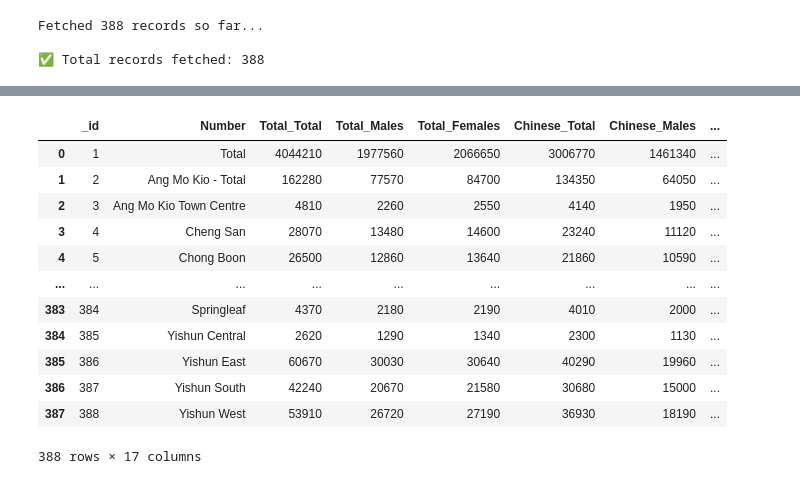
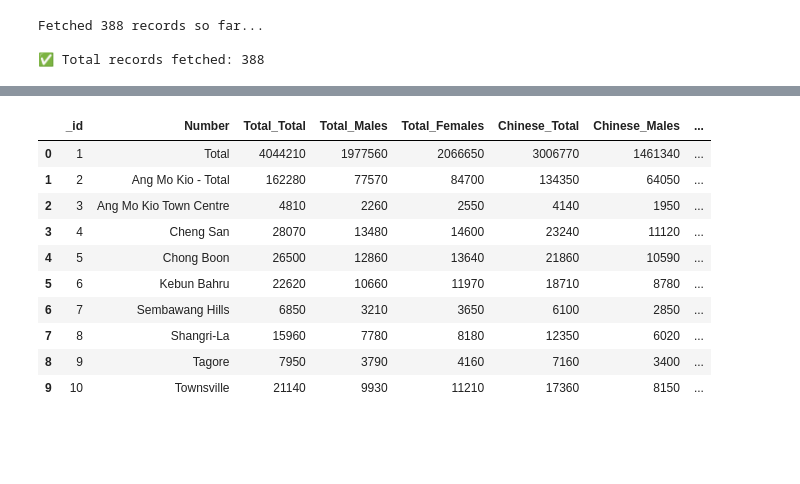
Before and after one commit to xunchiasg/SG_Census_Map, a Jupyter notebook: SG_Census.ipynb, the cells around one changed output, grey strips where cells are left out. Saved outputs shown, nothing was run; the diff lists cells and outputs as text; code cells hidden in the pictures; blank space fills up the shorter version.

```diff
--- a/SG_Census.ipynb
+++ b/SG_Census.ipynb
@@ -89,18 +90,16 @@ Data columns (total 17 columns):
 dtypes: int64(1), object(16)
 memory usage: 51.7+ KB
 # %%
-df
+df.head(10)
 # %% [output]
 |  | _id | Number | Total_Total | Total_Males | Total_Females | Chinese_Total | Chinese_Males | ... |
 | 0 | 1 | Total | 4044210 | 1977560 | 2066650 | 3006770 | 1461340 | ... |
 | 1 | 2 | Ang Mo Kio - Total | 162280 | 77570 | 84700 | 134350 | 64050 | ... |
 | 2 | 3 | Ang Mo Kio Town Centre | 4810 | 2260 | 2550 | 4140 | 1950 | ... |
 | 3 | 4 | Cheng San | 28070 | 13480 | 14600 | 23240 | 11120 | ... |
 | 4 | 5 | Chong Boon | 26500 | 12860 | 13640 | 21860 | 10590 | ... |
-| ... | ... | ... | ... | ... | ... | ... | ... | ... |
-| 383 | 384 | Springleaf | 4370 | 2180 | 2190 | 4010 | 2000 | ... |
-| 384 | 385 | Yishun Central | 2620 | 1290 | 1340 | 2300 | 1130 | ... |
-| 385 | 386 | Yishun East | 60670 | 30030 | 30640 | 40290 | 19960 | ... |
-| 386 | 387 | Yishun South | 42240 | 20670 | 21580 | 30680 | 15000 | ... |
-| 387 | 388 | Yishun West | 53910 | 26720 | 27190 | 36930 | 18190 | ... |
+| 5 | 6 | Kebun Bahru | 22620 | 10660 | 11970 | 18710 | 8780 | ... |
+| 6 | 7 | Sembawang Hills | 6850 | 3210 | 3650 | 6100 | 2850 | ... |
+| 7 | 8 | Shangri-La | 15960 | 7780 | 8180 | 12350 | 6020 | ... |
+| 8 | 9 | Tagore | 7950 | 3790 | 4160 | 7160 | 3400 | ... |
+| 9 | 10 | Townsville | 21140 | 9930 | 11210 | 17360 | 8150 | ... |
-388 rows × 17 columns
```
Also changed, not shown: parts of 16 cells of this notebook.
